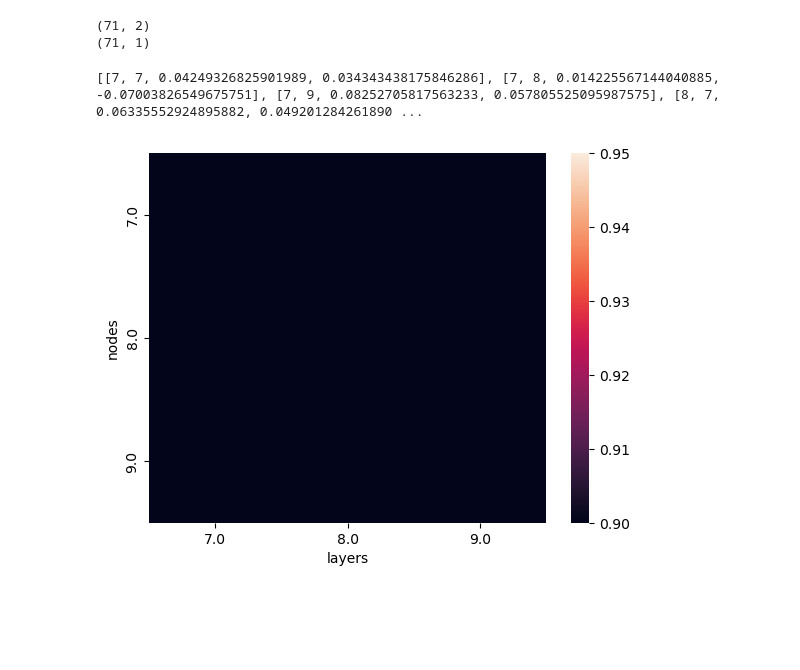
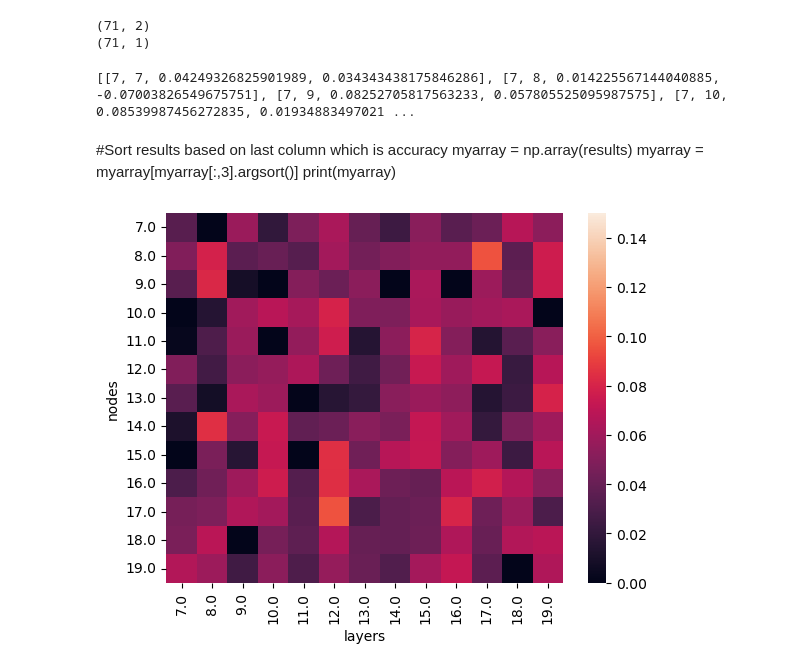
Before and after one commit to jchick11/jchick11-FinalProject, a Jupyter notebook: EctoNeuralNetwork.ipynb, the cells around one changed output. Cells and saved outputs as stored; diff of their text form; code cells hidden in the pictures; blank space fills up the shorter version.

```diff
--- a/EctoNeuralNetwork.ipynb
+++ b/EctoNeuralNetwork.ipynb
@@ -43,8 +43,8 @@ from sklearn.neural_network import MLPRegressor
 
 layers_saved = []
 results = []
-for nodes in range (7,10,1):
-    for layers in range(7,10,1):
+for nodes in range (7,20,1):
+    for layers in range(7,20,1):
         layers_saved.append(nodes)
         mlp = MLPRegressor(hidden_layer_sizes=(layers,nodes), max_iter=500, random_state=4)
         mlp.fit(x_train, y_train)
@@ -56,14 +56,19 @@ for nodes in range (7,10,1):
     layers_saved = []
 print(results)
 # %% [output]
-[[7, 7, 0.04249326825901989, 0.034343438175846286], [7, 8, 0.014225567144040885, -0.07003826549675751], [7, 9, 0.08252705817563233, 0.057805525095987575], [8, 7, 0.06335552924895882, 0.049201284261890 ...
+[[7, 7, 0.04249326825901989, 0.034343438175846286], [7, 8, 0.014225567144040885, -0.07003826549675751], [7, 9, 0.08252705817563233, 0.057805525095987575], [7, 10, 0.08539987456272835, 0.01934883497021 ...
+# %% [markdown]
+#Sort results based on last column which is accuracy
+myarray = np.array(results)
+myarray = myarray[myarray[:,3].argsort()]
+print(myarray)
 # %%
 import seaborn as sns
 myarray = np.asarray(results)
 
 data = pd.DataFrame({'nodes': myarray[:,0], 'layers': myarray[:,1], 'Z': myarray[:,3]})
 data_pivoted = data.pivot(index='nodes', columns='layers', values='Z')
-ax = sns.heatmap(data_pivoted,vmin=0.9, vmax=0.95)
+ax = sns.heatmap(data_pivoted,vmin=0.00, vmax=0.15)
 plt.show()
 # %% [output]
-[figure, old version]
+[figure, new version]
```
